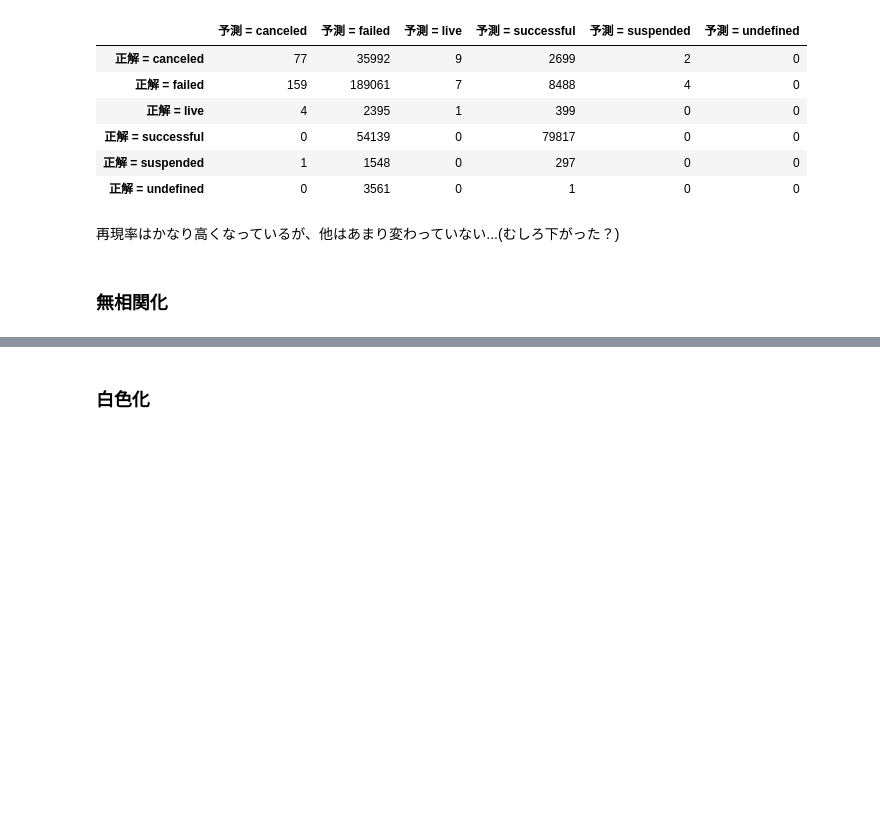
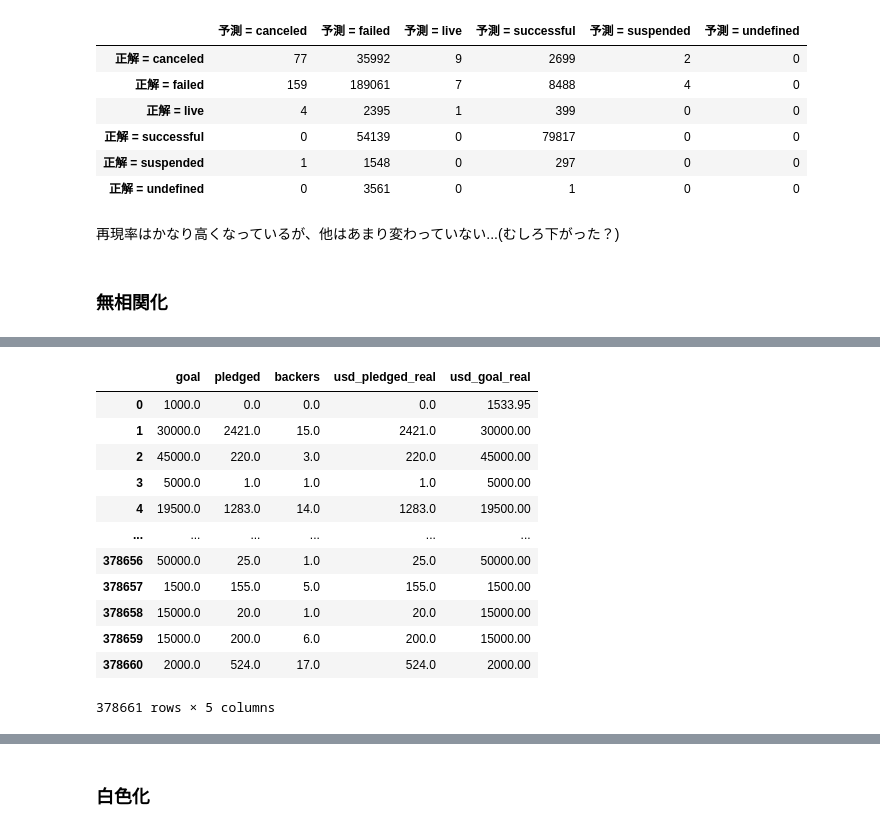
Before and after one commit to jo-315/SUAI_publish, a Jupyter notebook: SUAI_Classification/main.ipynb, the cells around one changed output, grey strips where cells are left out. Drawn from its saved outputs; the diff is of its cells as text; code cells hidden in the pictures; blank space fills up the shorter version.

```diff
--- a/SUAI_Classification/main.ipynb
+++ b/SUAI_Classification/main.ipynb
@@ -576,0 +595,17 @@ F1値（F1-score） = 78.057%
+# %%
+x01_df = pd.DataFrame(X_01, columns=["goal", "pledged", "backers", "usd_pledged_real", "usd_goal_real"])
+x01_df
+# %% [output]
+|  | goal | pledged | backers | usd_pledged_real | usd_goal_real |
+| 0 | 1000.0 | 0.0 | 0.0 | 0.0 | 1533.95 |
+| 1 | 30000.0 | 2421.0 | 15.0 | 2421.0 | 30000.00 |
+| 2 | 45000.0 | 220.0 | 3.0 | 220.0 | 45000.00 |
+| 3 | 5000.0 | 1.0 | 1.0 | 1.0 | 5000.00 |
+| 4 | 19500.0 | 1283.0 | 14.0 | 1283.0 | 19500.00 |
+| ... | ... | ... | ... | ... | ... |
+| 378656 | 50000.0 | 25.0 | 1.0 | 25.0 | 50000.00 |
+| 378657 | 1500.0 | 155.0 | 5.0 | 155.0 | 1500.00 |
+| 378658 | 15000.0 | 20.0 | 1.0 | 20.0 | 15000.00 |
+| 378659 | 15000.0 | 200.0 | 6.0 | 200.0 | 15000.00 |
+| 378660 | 2000.0 | 524.0 | 17.0 | 524.0 | 2000.00 |
+378661 rows × 5 columns
```
Also changed, not shown: parts of 26 cells of this notebook.
